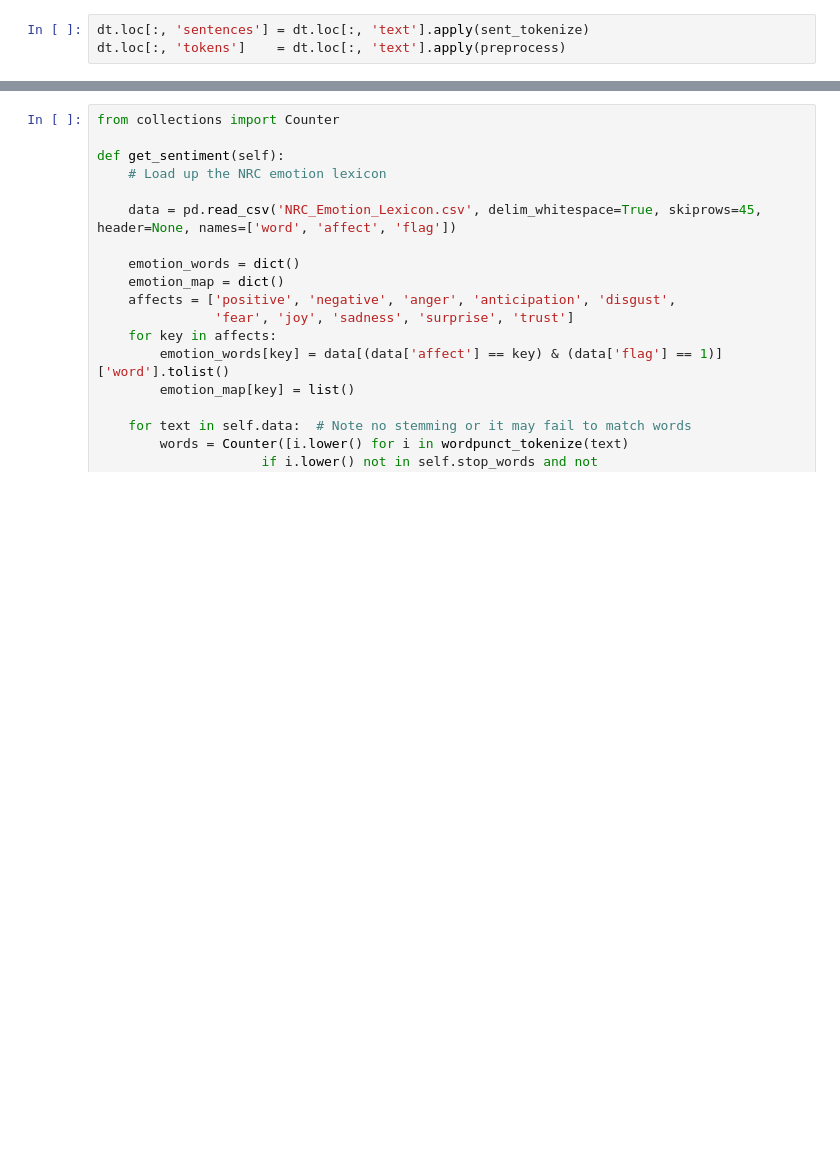
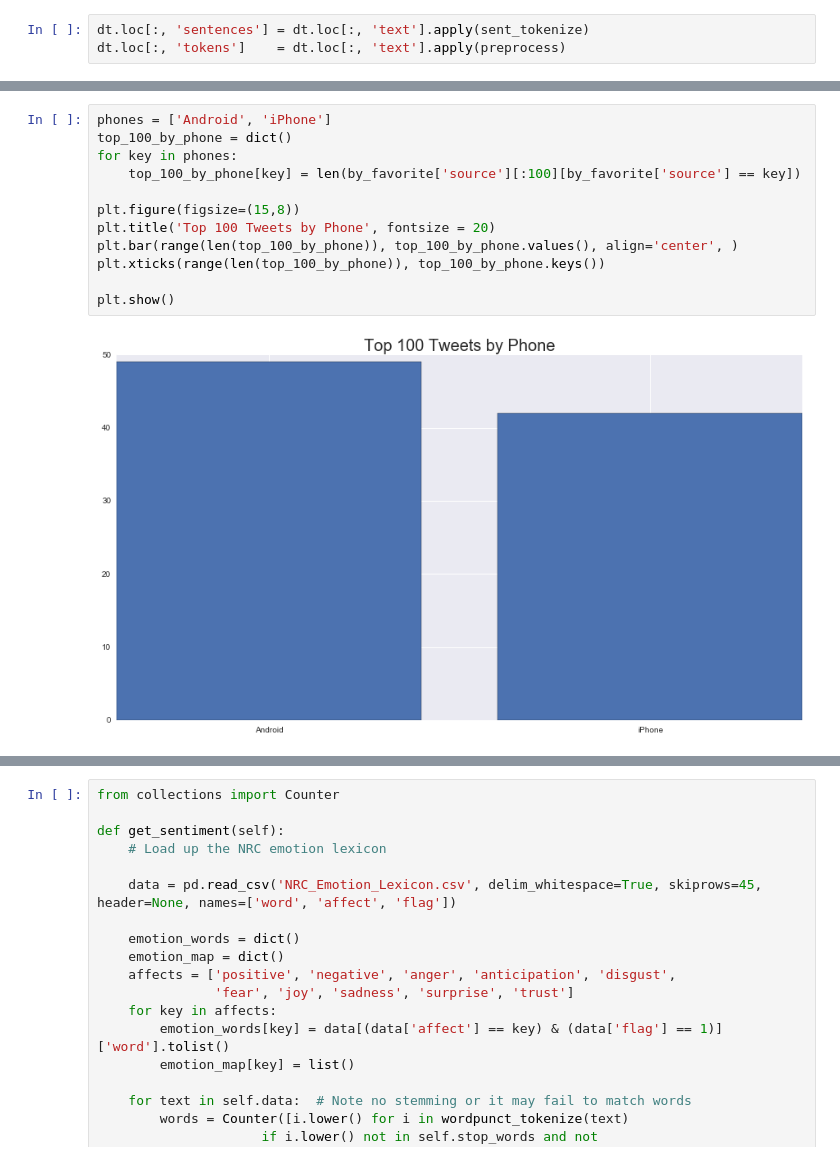
Before and after one commit to nickcdryan/Practice, a Jupyter notebook: trump_analysis/tweet_analysis.ipynb, the cells around one changed output, grey strips where cells are left out. Drawn from its saved outputs; the diff is of its cells as text; blank space fills up the shorter version.

```diff
--- a/trump_analysis/tweet_analysis.ipynb
+++ b/trump_analysis/tweet_analysis.ipynb
@@ -240,0 +322,14 @@ emotion_lexicon[1:20]
+# %%
+phones = ['Android', 'iPhone']
+top_100_by_phone = dict()
+for key in phones:
+    top_100_by_phone[key] = len(by_favorite['source'][:100][by_favorite['source'] == key])
+
+plt.figure(figsize=(15,8))
+plt.title('Top 100 Tweets by Phone', fontsize = 20)
+plt.bar(range(len(top_100_by_phone)), top_100_by_phone.values(), align='center', )
+plt.xticks(range(len(top_100_by_phone)), top_100_by_phone.keys())
+
+plt.show()
+# %% [output]
+[figure, added]
```
Also changed, not shown: parts of 28 cells of this notebook.
